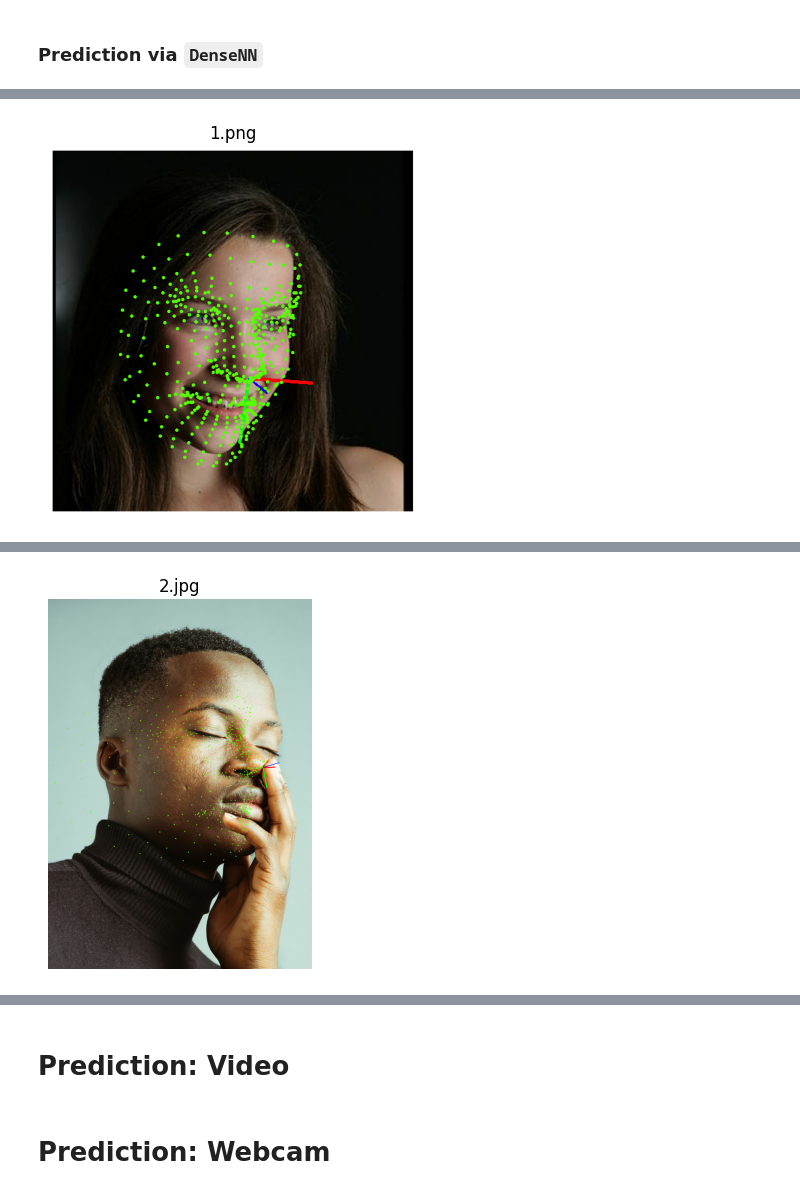
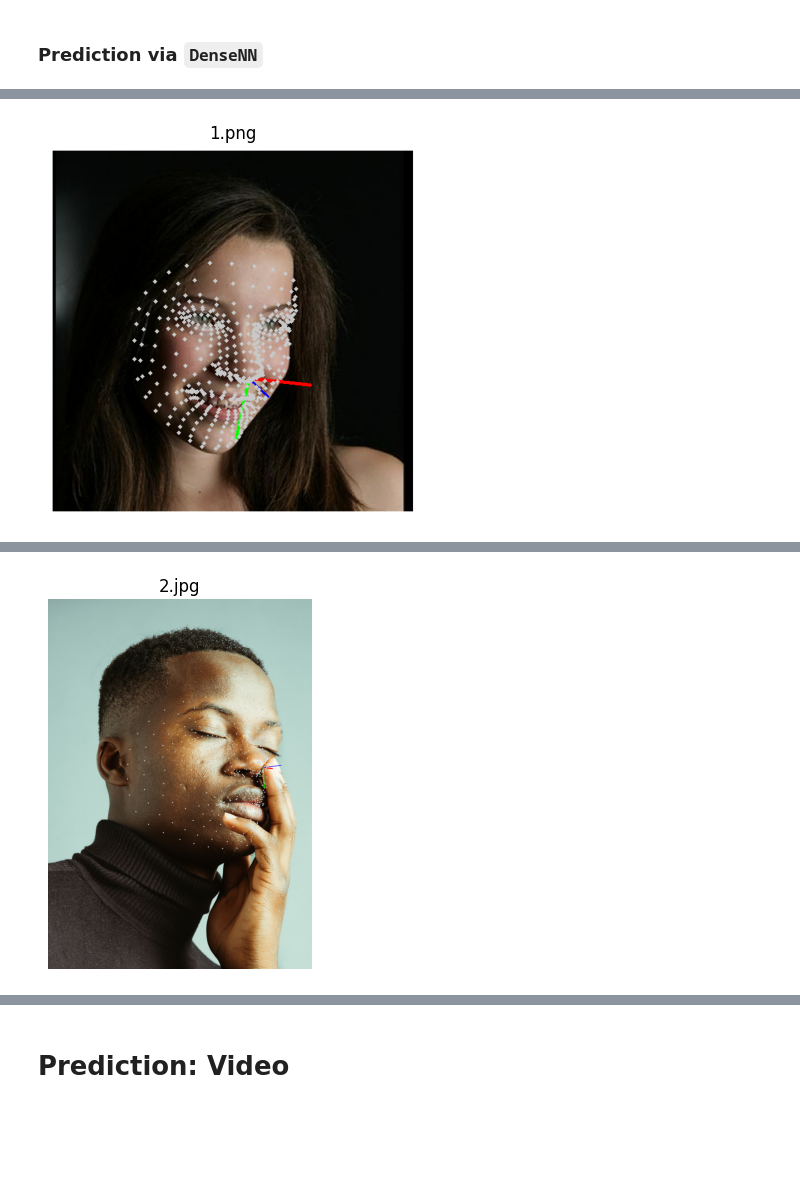
Before and after one commit to PHYRA47/Biometrics-II, a Jupyter notebook: Biometrics Skills - Amine Nait-Ali/skill6_Face_Pose_Estimation/scripts/training.ipynb, the cells around one changed output, grey strips where cells are left out. Drawn from its saved outputs; the diff is of its cells as text; code cells hidden in the pictures; blank space fills up the shorter version.

```diff
--- a/Biometrics Skills - Amine Nait-Ali/skill6_Face_Pose_Estimation/scripts/training.ipynb
+++ b/Biometrics Skills - Amine Nait-Ali/skill6_Face_Pose_Estimation/scripts/training.ipynb
@@ -650,7 +650,6 @@ pitch_model = model_4.estimators_[0]
 yaw_model = model_4.estimators_[1]
 roll_model = model_4.estimators_[2]
 # %%
-
 test_images = '../assets/test_images/'
 
 for image_name in os.listdir(test_images):
@@ -658,9 +657,16 @@ for image_name in os.listdir(test_images):
     features, nose_x, nose_y = detect_landmarks(img)
     result_img = perform_prediction(pitch_model, yaw_model, roll_model, img)
 
-    # Draw the landmarks with a faint color
-    for x, y in zip(features[0][:468], features[0][468:]):
-        cv2.circle(result_img, (int(x * nose_x[0] + nose_x[0]), int(y * nose_y[0] + nose_y[0])), radius=1, color=(0, 255, 85, 50), thickness=2)
+    # Detect landmarks
+    face_module = mp.solutions.face_mesh
+    with face_module.FaceMesh(static_image_mode=False, max_num_faces=1) as face_mesh:
+        results = face_mesh.process(cv2.cvtColor(img, cv2.COLOR_BGR2RGB))
+        if results.multi_face_landmarks:
+            for face_landmarks in results.multi_face_landmarks:
+                for landmark in face_landmarks.landmark:
+                    x = int(landmark.x * img.shape[1])
+                    y = int(landmark.y * img.shape[0])
+                    cv2.circle(result_img, (x, y), radius=1, color=(200, 200, 200, 255), thickness=4)
 
     plt.imshow(cv2.cvtColor(result_img, cv2.COLOR_BGR2RGB))
     plt.title(image_name)
@@ -695,10 +701,16 @@ for image_name in os.listdir(test_images):
     img = cv2.imread(test_images + image_name)
     result_img = perform_prediction_dense(model_5, img)
 
-    # Draw the landmarks with a faint color
-    features, nose_x, nose_y = detect_landmarks(img)
-    for x, y in zip(features[0][:468], features[0][468:]):
-        cv2.circle(result_img, (int(x * nose_x[0] + nose_x[0]), int(y * nose_y[0] + nose_y[0])), radius=1, color=(0, 255, 85, 50), thickness=2)
+    # Detect landmarks
+    face_module = mp.solutions.face_mesh
+    with face_module.FaceMesh(static_image_mode=False, max_num_faces=1) as face_mesh:
+        results = face_mesh.process(cv2.cvtColor(img, cv2.COLOR_BGR2RGB))
+        if results.multi_face_landmarks:
+            for face_landmarks in results.multi_face_landmarks:
+                for landmark in face_landmarks.landmark:
+                    x = int(landmark.x * img.shape[1])
+                    y = int(landmark.y * img.shape[0])
+                    cv2.circle(result_img, (x, y), radius=1, color=(200, 200, 200, 255), thickness=4)
 
     plt.imshow(cv2.cvtColor(result_img, cv2.COLOR_BGR2RGB))
     plt.title(image_name)
@@ -709 +721 @@ for image_name in os.listdir(test_images):
-[figure, old version]
+[figure, new version]
@@ -711 +723 @@ for image_name in os.listdir(test_images):
-[figure, old version]
+[figure, new version]
@@ -714,4 +726,2 @@ for image_name in os.listdir(test_images):
 # %% [markdown]
 # Prediction: Video
-# %% [markdown]
-# Prediction: Webcam
```
Also changed, not shown: parts of 5 cells of this notebook, 5 other files.
